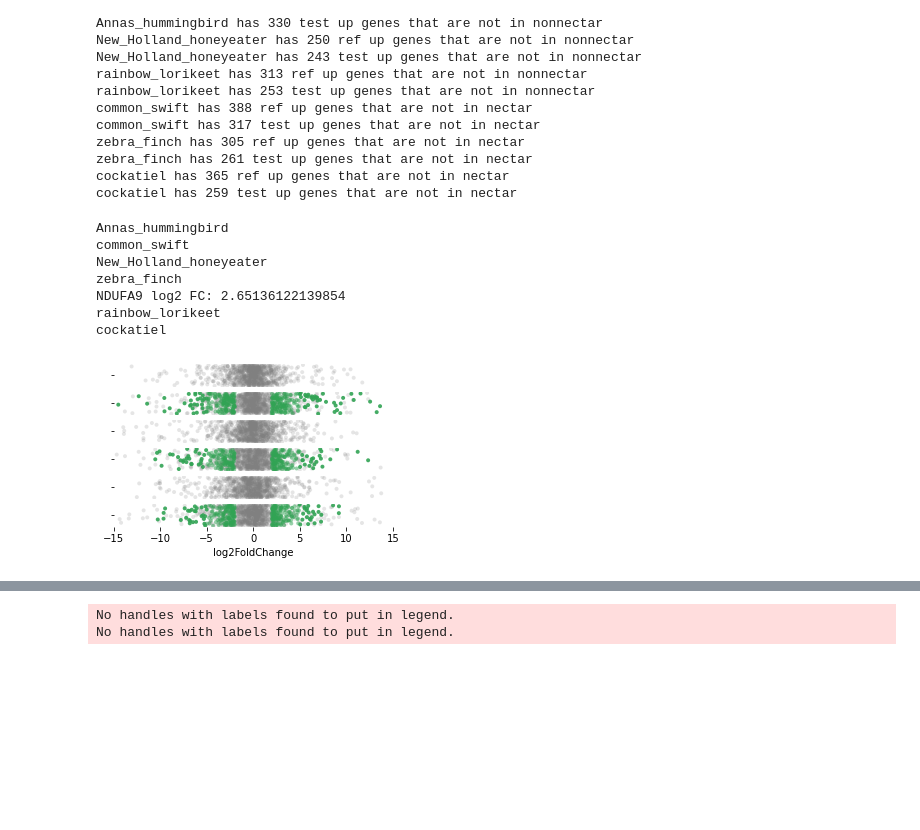
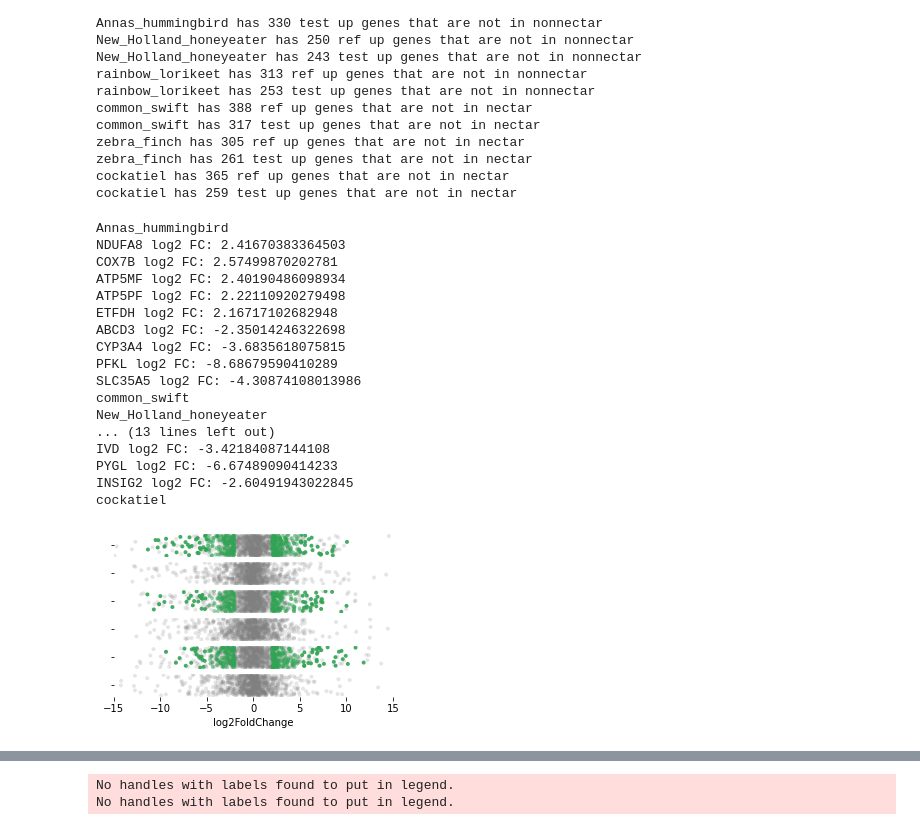
Before and after one commit to osipovarev/Transcriptome_for_NectarGenomics, a Jupyter notebook: DESeq2_analysis_nectar.ipynb, the cells around one changed output, grey strips where cells are left out. Cells and saved outputs as stored; diff of their text form; code cells hidden in the pictures; blank space fills up the shorter version.

Commit message:
backed up changes from Thu Mar 28 10:20:41 EDT 2024 in the project /Users/osipova/Documents/LabDocs/Bird_transcriptomics/Transcriptome_for_NectarGenomics

```diff
--- a/DESeq2_analysis_nectar.ipynb
+++ b/DESeq2_analysis_nectar.ipynb
@@ -534,7 +534,7 @@ types = ['Annas_hummingbird', 'common_swift', 'New_Holland_honeyeater',
          'zebra_finch', 'rainbow_lorikeet', 'cockatiel']
 
 top = 0.02
-all_pairs_dfs = {}
+all_between_dfs = {}
 
 # for pair in pairs:
 deseq_dict = {}
@@ -568,7 +568,7 @@ for t in types:
         down_df_f = df_f[(df_f['log2FoldChange'] <= -2) & (df_f['padj'] <= .001)]
 
         deseq_dict[t] = (df_f, up_df_f, down_df_f)
-        all_pairs_dfs[test] = (deseq_dict)
+        all_between_dfs[test] = (deseq_dict)
 
 ## [0] - ALLgenes; [1] - UP genes; [2] - DOWN genes
 # %%
@@ -677,6 +677,17 @@ genes_essent = ['NDUFA4', 'NDUFA6', 'NDUFA8', 'NDUFA9', 'NDUFA12',
                 'ABCD3', 'ABCD2', 'ACBD5', 'ADIPOR2', 'IVD', 'GBI', 'PNPLA3', 'ACSLH',
                 'PLA2G7', 'PYGL', 'FA2H', 'CYP3A4', 'EHHAGH', 'PFKL', 'SLC35A5', 'INSIG2']
 # %%
+target = nectar
+# target = nonnectar
+
+if target == nectar:
+    target_test_dict = nectar_test_up_dict
+    target_ref_dict = nectar_ref_up_dict
+elif target == nonnectar:
+    target_test_dict = nonnectar_test_up_dict
+    target_ref_dict = nonnectar_ref_up_dict
+
+all_target_uniq_dfs = {}
 extremes_exp = {}
 
 ## Plot the same distributions but with only core genes
@@ -697,9 +708,10 @@ for t in types:
 #     sns.stripplot(ax=axi, data=core_up_dfi, x='log2FoldChange', alpha=0.2, jitter=0.1, color='#ca0020', s=3)
 #     sns.stripplot(ax=axi, data=core_down_dfi, x='log2FoldChange', alpha=0.2, jitter=0.1, color='#0571b0', s=3)
 
-    if t in nonnectar:
-        uniq_up_dfi = up_dfi[up_dfi['gene'].isin(nonnectar_test_up_dict[t])]
-        uniq_down_dfi = down_dfi[down_dfi['gene'].isin(nonnectar_ref_up_dict[t])]
+    if t in target:
+        uniq_up_dfi = up_dfi[up_dfi['gene'].isin(target_test_dict[t])]
+        uniq_down_dfi = down_dfi[down_dfi['gene'].isin(target_ref_dict[t])]
+        all_target_uniq_dfs[t] = (uniq_up_dfi, uniq_down_dfi)
 
         # for visualisation, separate high and medium
         med_up_dfi = uniq_up_dfi[uniq_up_dfi['log2FoldChange'] <= 5]
@@ -717,34 +729,44 @@ for t in types:
         sns.stripplot(ax=axi, data=high_down, x='log2FoldChange', alpha=0.9, jitter=0.1, color=green, s=4)
 
 
         extremes_exp[t] = [uniq_up_dfi[uniq_up_dfi['distance'] > 20]['gene'],
                            uniq_down_dfi[uniq_down_dfi['distance'] < -20]['gene']]
 
         ## Print log foldChange for essential genes
         for g in genes_essent:
             if g in list(uniq_up_dfi['gene']):
                 print('{} log2 FC: {}'.format(g, float(uniq_up_dfi[uniq_up_dfi['gene'] == g]['log2FoldChange'])))
             if g in list(uniq_down_dfi['gene']):
                 print('{} log2 FC: {}'.format(g, float(uniq_down_dfi[uniq_down_dfi['gene'] == g]['log2FoldChange'])))
 
     axi.set(xlim=(-15, 15))
     if i != 5:
         axi.tick_params(bottom=False)
         axi.set(xticklabels=[])
         axi.set_xlabel('')
     i += 1
 sns.despine(left=True, bottom=True, right=True)
 
 # pdf_name = 'core_genes_ref_test_6species.pdf'
 # pdf_name = 'uniq_ONLY.nonnectar_genes_pect_liver_6species.pdf'
 pdf_name = 'green.compressed.uniq_ONLY.nonnectar_genes_pect_liver_6species.pdf'
 # fig.savefig(pdf_name, format='pdf', bbox_inches='tight')
 # %% [output]
 Annas_hummingbird
+NDUFA8 log2 FC: 2.41670383364503
+COX7B log2 FC: 2.57499870202781
+ATP5MF log2 FC: 2.40190486098934
+ATP5PF log2 FC: 2.22110920279498
+ETFDH log2 FC: 2.16717102682948
+ABCD3 log2 FC: -2.35014246322698
+CYP3A4 log2 FC: -3.6835618075815
+PFKL log2 FC: -8.68679590410289
+SLC35A5 log2 FC: -4.30874108013986
 common_swift
 New_Holland_honeyeater
-zebra_finch
-NDUFA9 log2 FC: 2.65136122139854
-rainbow_lorikeet
+... (13 lines left out)
+IVD log2 FC: -3.42184087144108
+PYGL log2 FC: -6.67489090414233
+INSIG2 log2 FC: -2.60491943022845
 cockatiel
-[figure, old version]
+[figure, new version]
```
Also changed, not shown: parts of 5 cells of this notebook.
